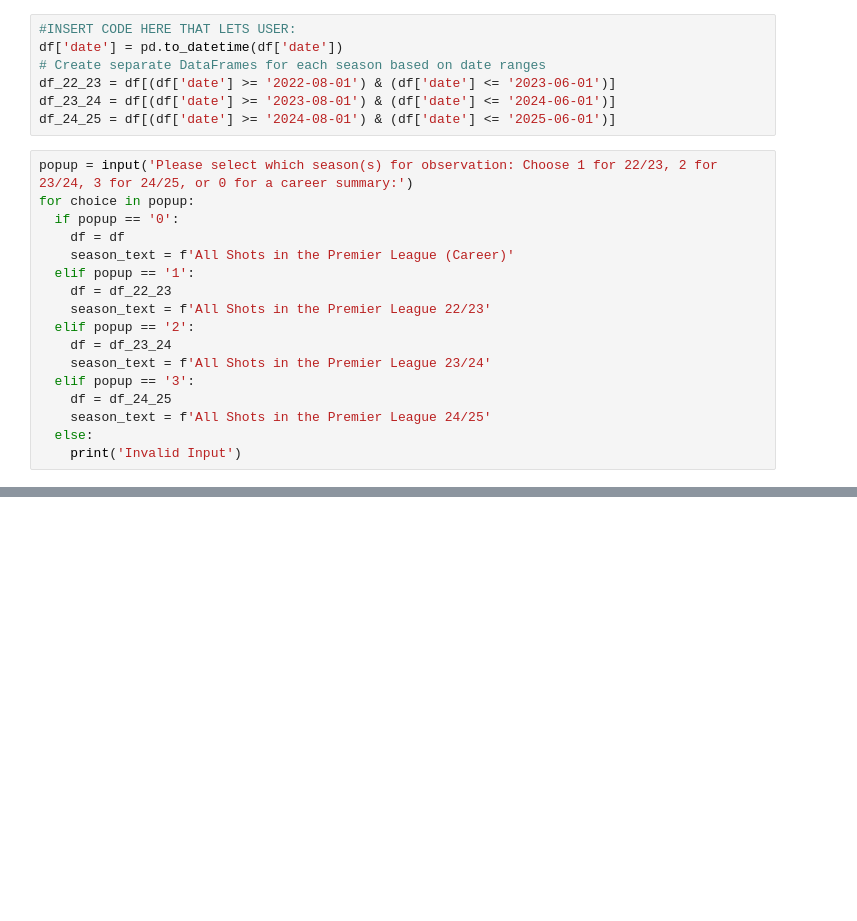
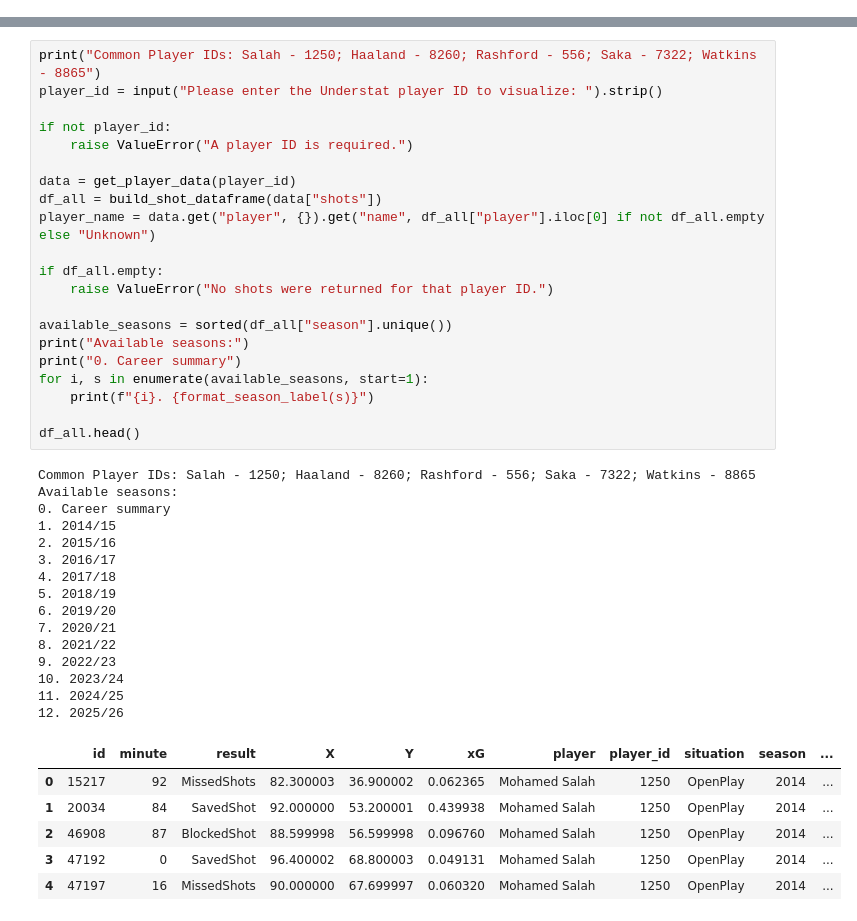
Before and after one commit to mykldggn/EPLPlayerShotChart, a Jupyter notebook: EPL_Player_ShotChart.ipynb, the cells around one changed output, grey strips where cells are left out. Drawn from its saved outputs; the diff is of its cells as text; blank space fills up the shorter version.

```diff
--- a/EPL_Player_ShotChart.ipynb
+++ b/EPL_Player_ShotChart.ipynb
@@ -149,24 +0,0 @@ df
-# %%
-#INSERT CODE HERE THAT LETS USER:
-df['date'] = pd.to_datetime(df['date'])
-# Create separate DataFrames for each season based on date ranges
-df_22_23 = df[(df['date'] >= '2022-08-01') & (df['date'] <= '2023-06-01')]
-df_23_24 = df[(df['date'] >= '2023-08-01') & (df['date'] <= '2024-06-01')]
-df_24_25 = df[(df['date'] >= '2024-08-01') & (df['date'] <= '2025-06-01')]
-# %%
-popup = input('Please select which season(s) for observation: Choose 1 for 22/23, 2 for 23/24, 3 for 24/25, or 0 for a career summary:')
-for choice in popup:
-  if popup == '0':
-    df = df
-    season_text = f'All Shots in the Premier League (Career)'
-  elif popup == '1':
-    df = df_22_23
-    season_text = f'All Shots in the Premier League 22/23'
-  elif popup == '2':
-    df = df_23_24
-    season_text = f'All Shots in the Premier League 23/24'
-  elif popup == '3':
-    df = df_24_25
-    season_text = f'All Shots in the Premier League 24/25'
-  else:
-    print('Invalid Input')
@@ -476,0 +145,43 @@ ax3.set_axis_off()
+# %%
+print("Common Player IDs: Salah - 1250; Haaland - 8260; Rashford - 556; Saka - 7322; Watkins - 8865")
+player_id = input("Please enter the Understat player ID to visualize: ").strip()
+
+if not player_id:
+    raise ValueError("A player ID is required.")
+
+data = get_player_data(player_id)
+df_all = build_shot_dataframe(data["shots"])
+player_name = data.get("player", {}).get("name", df_all["player"].iloc[0] if not df_all.empty else "Unknown")
+
+if df_all.empty:
+    raise ValueError("No shots were returned for that player ID.")
+
+available_seasons = sorted(df_all["season"].unique())
+print("Available seasons:")
+print("0. Career summary")
+for i, s in enumerate(available_seasons, start=1):
+    print(f"{i}. {format_season_label(s)}")
+
+df_all.head()
+# %% [output]
+Common Player IDs: Salah - 1250; Haaland - 8260; Rashford - 556; Saka - 7322; Watkins - 8865
+Available seasons:
+0. Career summary
+1. 2014/15
+2. 2015/16
+3. 2016/17
+4. 2017/18
+5. 2018/19
+6. 2019/20
+7. 2020/21
+8. 2021/22
+9. 2022/23
+10. 2023/24
+11. 2024/25
+12. 2025/26
+|  | id | minute | result | X | Y | xG | player | player_id | situation | season | ... |
+| 0 | 15217 | 92 | MissedShots | 82.300003 | 36.900002 | 0.062365 | Mohamed Salah | 1250 | OpenPlay | 2014 | ... |
+| 1 | 20034 | 84 | SavedShot | 92.000000 | 53.200001 | 0.439938 | Mohamed Salah | 1250 | OpenPlay | 2014 | ... |
+| 2 | 46908 | 87 | BlockedShot | 88.599998 | 56.599998 | 0.096760 | Mohamed Salah | 1250 | OpenPlay | 2014 | ... |
+| 3 | 47192 | 0 | SavedShot | 96.400002 | 68.800003 | 0.049131 | Mohamed Salah | 1250 | OpenPlay | 2014 | ... |
+| 4 | 47197 | 16 | MissedShots | 90.000000 | 67.699997 | 0.060320 | Mohamed Salah | 1250 | OpenPlay | 2014 | ... |
```
Also changed, not shown: parts of 21 cells of this notebook.
